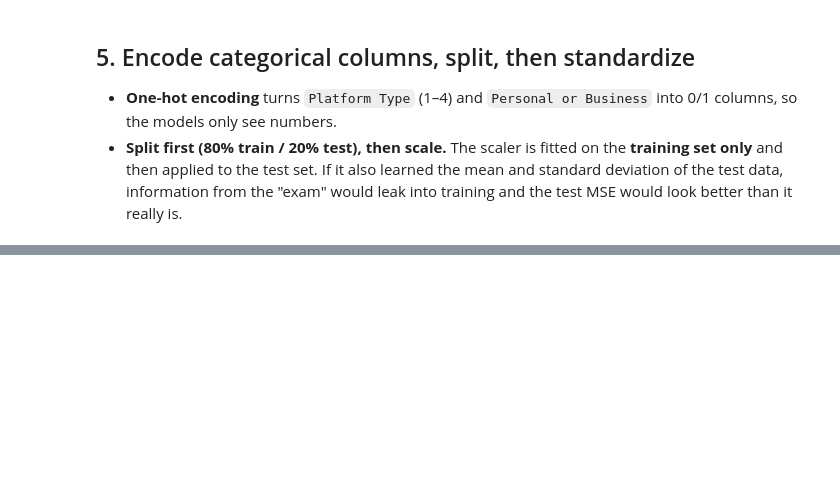
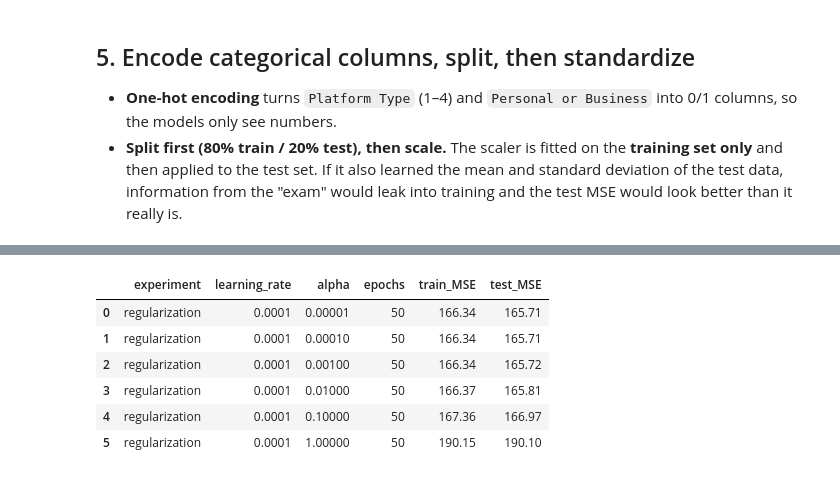
Before and after one commit to T-Sylivie/linear_regression_model, a Jupyter notebook: summative/linear_regression/multivariate.ipynb, the cells around one changed output, grey strips where cells are left out. Saved outputs shown, nothing was run; the diff lists cells and outputs as text; code cells hidden in the pictures; blank space fills up the shorter version.

```diff
--- a/summative/linear_regression/multivariate.ipynb
+++ b/summative/linear_regression/multivariate.ipynb
@@ -295,0 +322,10 @@ Columns after encoding: ['num__Distance (KM)', 'num__Pickup - Weekday (Mo = 1)',
+# %%
+tuning_log = []
+
+for lr in [0.0001, 0.001, 0.01, 0.1]:
+    model, _, _ = train_sgd(learning_rate=lr, alpha=0.0001, epochs=50)
+    train_mse, test_mse = sgd_scores(model)
+    tuning_log.append({"experiment": "learning rate", "learning_rate": lr, "alpha": 0.0001, "epochs": 50,
+                       "train_MSE": train_mse, "test_MSE": test_mse})
+
+pd.DataFrame(tuning_log).round({"train_MSE": 2, "test_MSE": 2})
@@ -295,0 +342,16 @@ Columns after encoding: ['num__Distance (KM)', 'num__Pickup - Weekday (Mo = 1)',
+# %%
+for alpha in [0.00001, 0.0001, 0.001, 0.01, 0.1, 1.0]:
+    model, _, _ = train_sgd(learning_rate=0.0001, alpha=alpha, epochs=50)
+    train_mse, test_mse = sgd_scores(model)
+    tuning_log.append({"experiment": "regularization", "learning_rate": 0.0001, "alpha": alpha, "epochs": 50,
+                       "train_MSE": train_mse, "test_MSE": test_mse})
+
+pd.DataFrame(tuning_log[4:]).round({"train_MSE": 2, "test_MSE": 2})
+# %% [output]
+|  | experiment | learning_rate | alpha | epochs | train_MSE | test_MSE |
+| 0 | regularization | 0.0001 | 0.00001 | 50 | 166.34 | 165.71 |
+| 1 | regularization | 0.0001 | 0.00010 | 50 | 166.34 | 165.71 |
+| 2 | regularization | 0.0001 | 0.00100 | 50 | 166.34 | 165.72 |
+| 3 | regularization | 0.0001 | 0.01000 | 50 | 166.37 | 165.81 |
+| 4 | regularization | 0.0001 | 0.10000 | 50 | 167.36 | 166.97 |
+| 5 | regularization | 0.0001 | 1.00000 | 50 | 190.15 | 190.10 |
```
Also changed, not shown: parts of 19 cells of this notebook, 1 other file.
